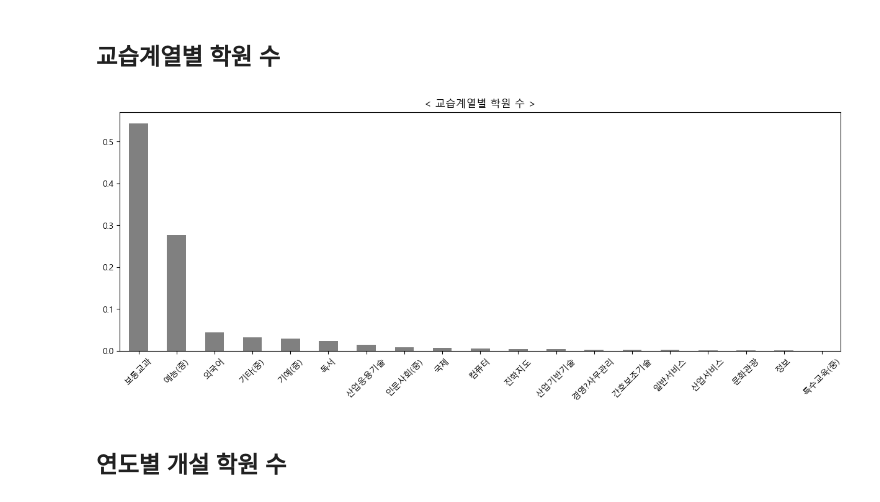
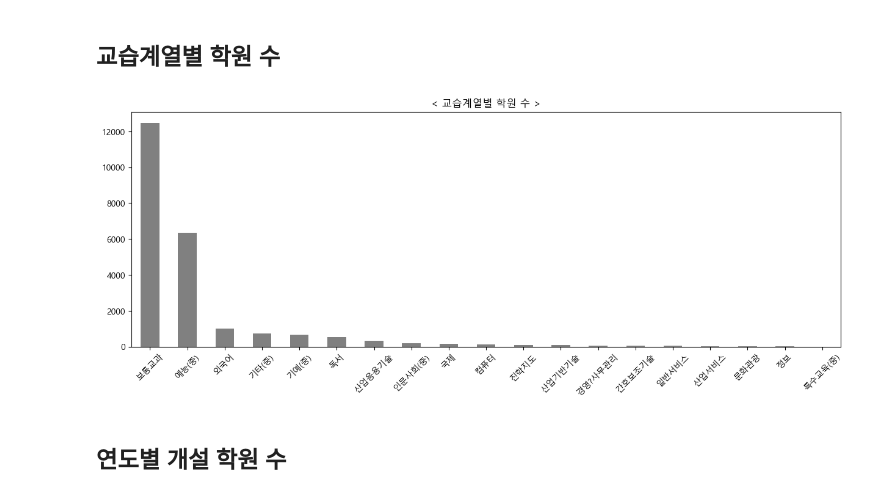
Before and after one commit to YoonseokChoi/EdTech, a Jupyter notebook: Data Analysis/Toy Projects/서울시 학원 교습소 분석/서울시 학원 교습소 분석.ipynb, the cells around one changed output. Drawn from its saved outputs; the diff is of its cells as text; code cells hidden in the pictures.

```diff
--- a/Data Analysis/Toy Projects/서울시 학원 교습소 분석/서울시 학원 교습소 분석.ipynb
+++ b/Data Analysis/Toy Projects/서울시 학원 교습소 분석/서울시 학원 교습소 분석.ipynb
@@ -42,12 +52,12 @@ _=df['분야명'].value_counts(normalize=True).plot.pie(ax = ax)
 ## 교습계열별 학원 수
 # %%
 fig, ax = plt.subplots(figsize=(15,5))
-_=df['교습계열명'].value_counts(normalize=True).plot.bar(color='grey', ax=ax)
+_=df['교습계열명'].value_counts().plot.bar(color='grey', ax=ax)
 _=plt.xticks(rotation=45)
 _=plt.xlabel("")
 _=plt.title("< 교습계열별 학원 수 >")
 # %% [output]
-[figure, old version]
+[figure, new version]
 # %% [markdown]
 ## 연도별 개설 학원 수
 # %%
```
Also changed, not shown: parts of 27 cells of this notebook, 6 other files.
